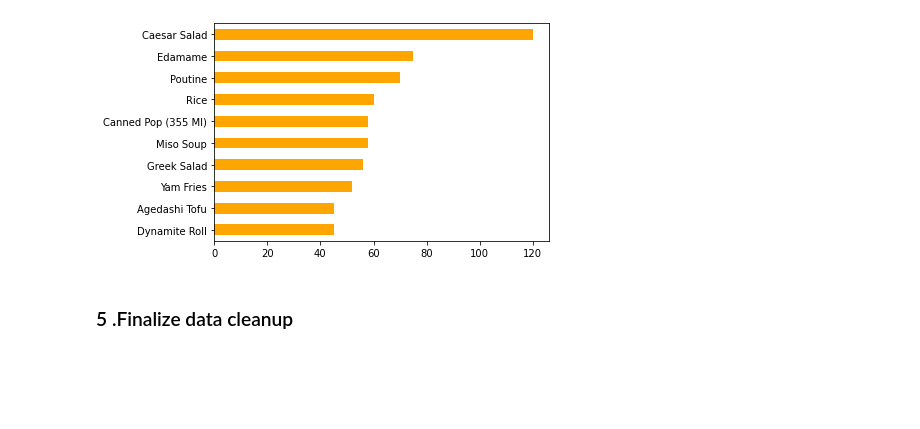
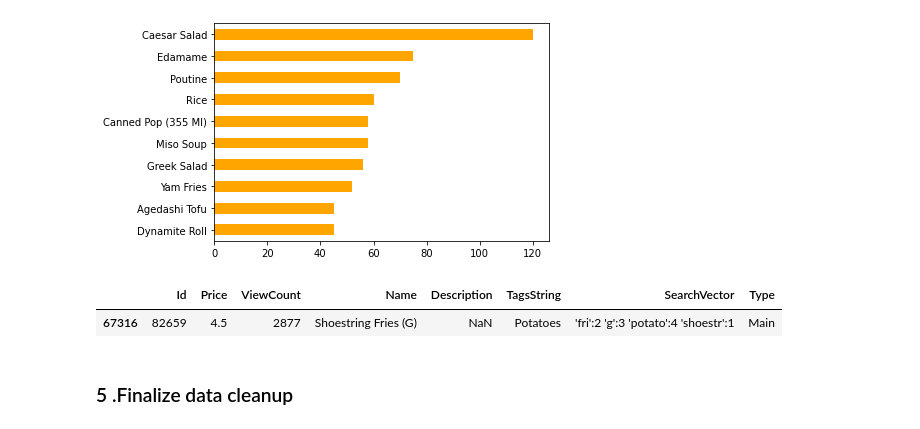
Before and after one commit to nakisa84/personalized-food-recommendation, a Jupyter notebook: notebooks/data-wrangling.ipynb, the cells around one changed output. Cells and saved outputs as stored; diff of their text form; code cells hidden in the pictures; blank space fills up the shorter version.

```diff
--- a/notebooks/data-wrangling.ipynb
+++ b/notebooks/data-wrangling.ipynb
@@ -503,6 +510,11 @@ itemsInfo_masked = itemsInfo_df[mask]
 itemsInfo_masked['Name'].value_counts()[0:10].plot(kind = 'barh',fontsize= 10, color='orange').invert_yaxis()
 # %% [output]
 [figure]
+# %%
+itemsInfo_df[itemsInfo_df.Id == 82659]
+# %% [output]
+|  | Id | Price | ViewCount | Name | Description | TagsString | SearchVector | Type |
+| 67316 | 82659 | 4.5 | 2877 | Shoestring Fries (G) | NaN | Potatoes | 'fri':2 'g':3 'potato':4 'shoestr':1 | Main |
 # %% [markdown]
 ### 5 .Finalize data cleanup
 # %% [markdown]
```
Also changed, not shown: parts of 5 cells of this notebook, 2 other files.
